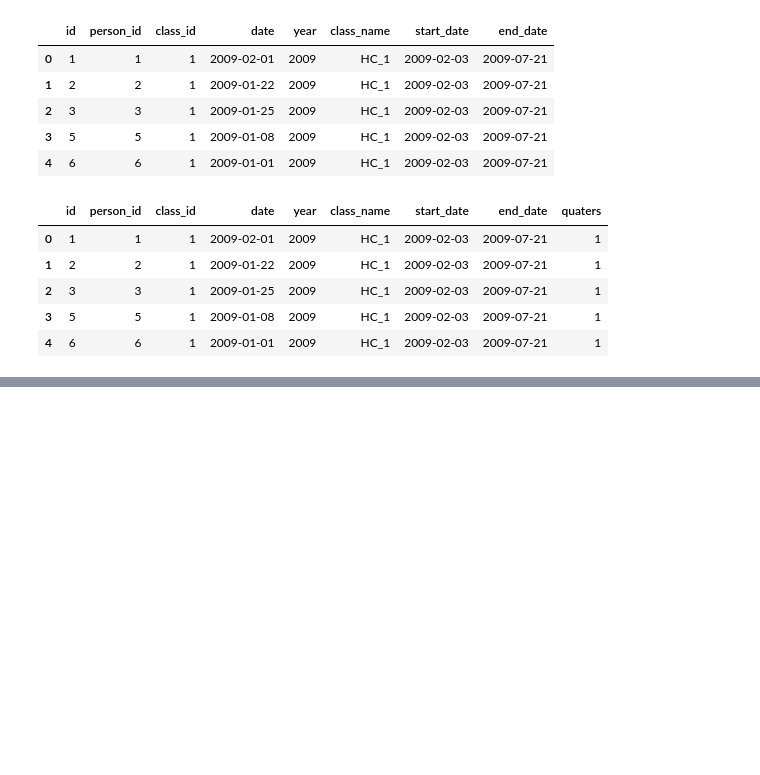
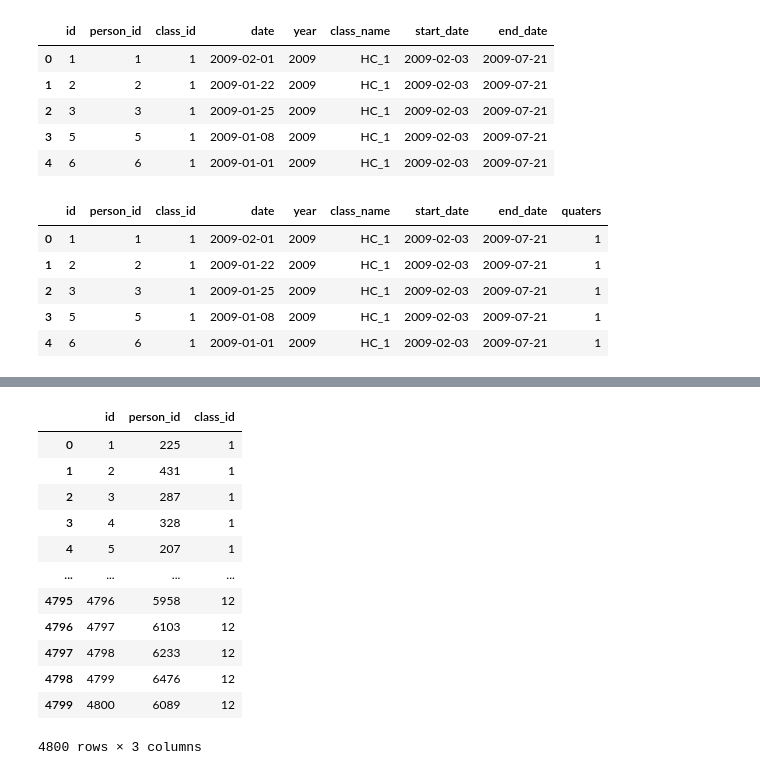
Before and after one commit to SamNgigi/ms_data_engineer_assessment, a Jupyter notebook: solution/solution.ipynb, the cells around one changed output, grey strips where cells are left out. Saved outputs shown, nothing was run; the diff lists cells and outputs as text; code cells hidden in the pictures; blank space fills up the shorter version.

```diff
--- a/solution/solution.ipynb
+++ b/solution/solution.ipynb
@@ -508,0 +626,17 @@ class_applications.head()
+# %%
+admissions_df = admissions_sql.get_df()
+admissions_df
+# %% [output]
+|  | id | person_id | class_id |
+| 0 | 1 | 225 | 1 |
+| 1 | 2 | 431 | 1 |
+| 2 | 3 | 287 | 1 |
+| 3 | 4 | 328 | 1 |
+| 4 | 5 | 207 | 1 |
+| ... | ... | ... | ... |
+| 4795 | 4796 | 5958 | 12 |
+| 4796 | 4797 | 6103 | 12 |
+| 4797 | 4798 | 6233 | 12 |
+| 4798 | 4799 | 6476 | 12 |
+| 4799 | 4800 | 6089 | 12 |
+4800 rows × 3 columns
```
Also changed, not shown: parts of 28 cells of this notebook, 4 other files.
